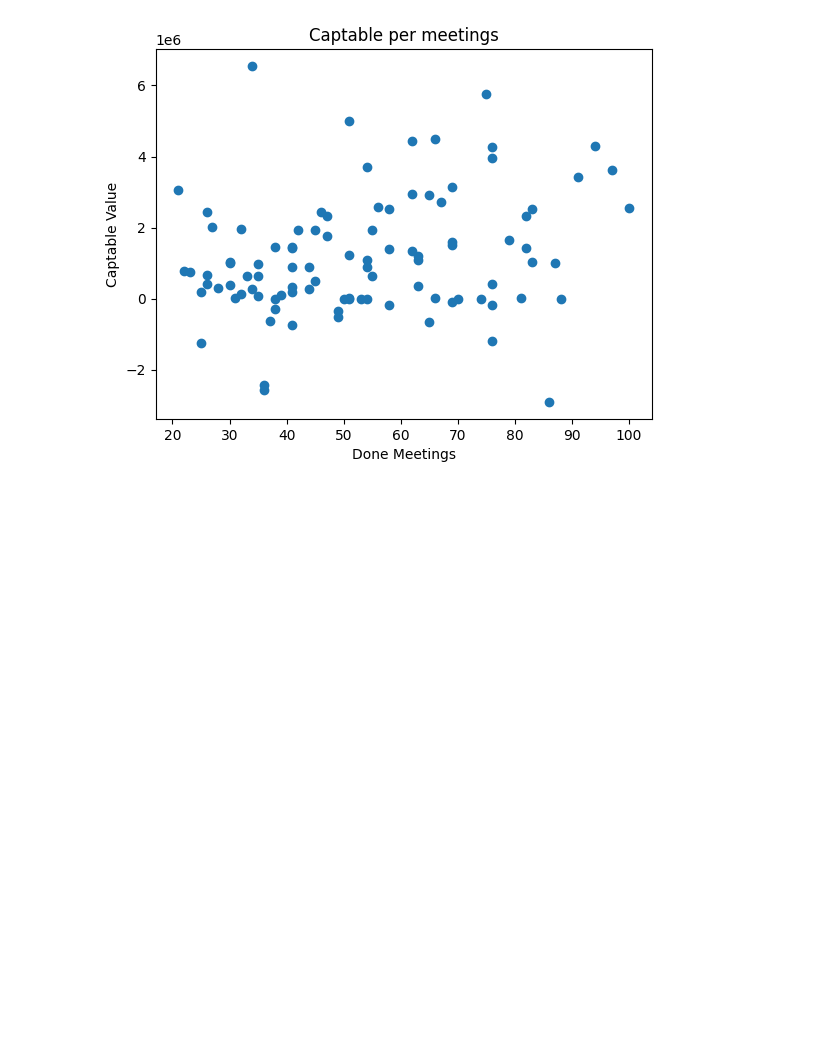
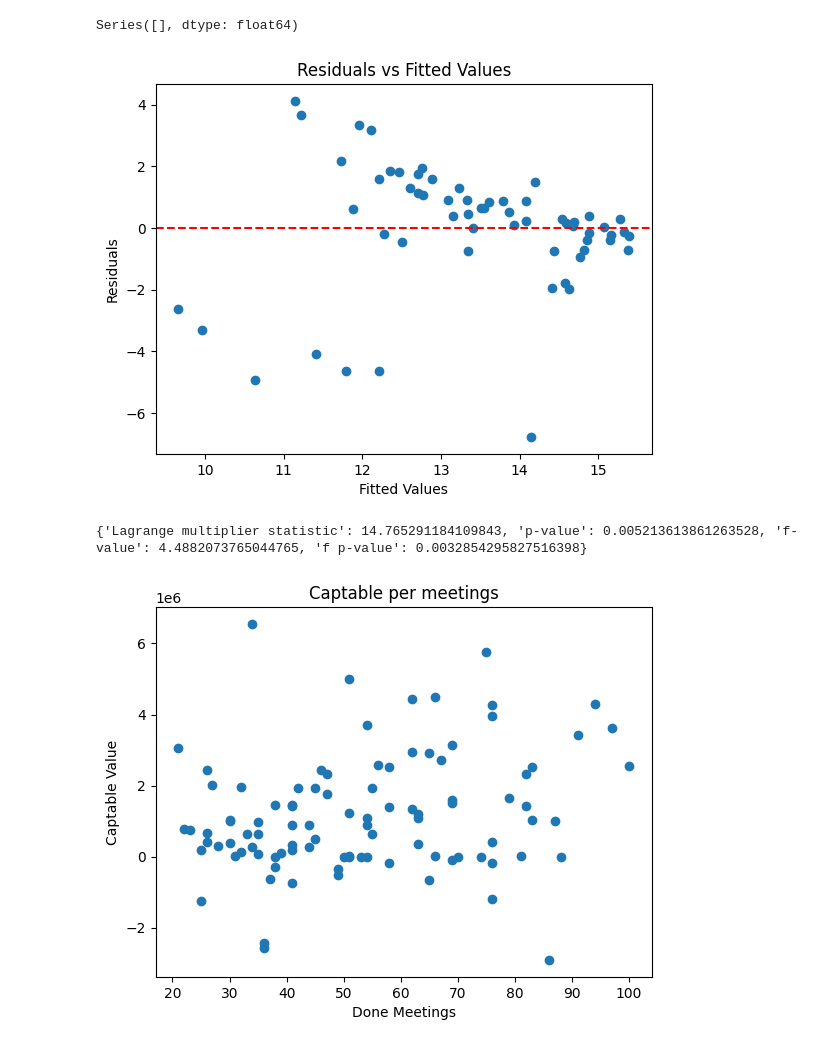
Before and after one commit to shulio-b/econometrics-1, a Jupyter notebook: test_simulation.ipynb, the cells around one changed output. Cells and saved outputs as stored; diff of their text form; code cells hidden in the pictures; blank space fills up the shorter version.

```diff
--- a/test_simulation.ipynb
+++ b/test_simulation.ipynb
@@ -51 +73,30 @@ Notes:
 strong multicollinearity or other numerical problems.
+# %%
+# Create log-transformed columns for all variables with a small constant added
+small_constant = 1e-6
+log_vars = y_subset + x_subset
+for var in log_vars:
+    df[f'log_{var}'] = np.log(df[var] + small_constant)
+
+# Define the log-transformed dependent variable and the independent variables
+log_y_subset = [f'log_{var}' for var in y_subset]
+log_x_subset = [f'log_{var}' for var in x_subset]
+
+# Create a list of all columns to check for NaNs
+log_subset_check = log_y_subset + log_x_subset
+
+# Drop rows where any of the specified columns have NaN values
+df_filtered = df.dropna(subset=log_subset_check)
+
+# Redefine y and X with the log-transformed columns
+y_filtered = df_filtered[log_y_subset]
+X_filtered = df_filtered[log_x_subset]
+
+# Add a constant to the predictors for the intercept
+X_filtered = sm.add_constant(X_filtered)
+
+# Fit the linear regression model
+model = sm.OLS(y_filtered, X_filtered).fit()
+
+# Display a summary of the regression results
+print(model.summary())
@@ -52,3 +121,48 @@ strong multicollinearity or other numerical problems.
+# %%
+import numpy as np
+
+#Print X subset correlation
+correlation_matrix = df[x_subset].corr()
+
+# Create a mask to select the upper triangle of the correlation matrix
+mask = (correlation_matrix.where(~np.tril(np.ones(correlation_matrix.shape)).astype(bool))).stack()
+
+# Filter correlations greater than 0.80
+high_correlations = mask[mask > 0.80]
+
+high_correlations
+# %% [output]
+Series([], dtype: float64)
+# %%
+import statsmodels.api as sm
+import matplotlib.pyplot as plt
+
+# Assuming you have a fitted model named `model`
+residuals = model.resid
+fitted = model.fittedvalues
+
+plt.scatter(fitted, residuals)
+plt.xlabel('Fitted Values')
+plt.ylabel('Residuals')
+plt.title('Residuals vs Fitted Values')
+plt.axhline(0, color='red', linestyle='--')
+plt.show()
+# %% [output]
+[figure, added]
+# %%
+from statsmodels.stats.diagnostic import het_breuschpagan
+from statsmodels.stats.diagnostic import het_white
+
+# Perform the Breusch-Pagan test
+bp_test = het_breuschpagan(model.resid, model.model.exog)
+
+# bp_test returns (Lagrange multiplier statistic, p-value, f-value, f p-value)
+labels = ['Lagrange multiplier statistic', 'p-value', 'f-value', 'f p-value']
+bp_results = dict(zip(labels, bp_test))
+
+print(bp_results)
+# %% [output]
+{'Lagrange multiplier statistic': 14.765291184109843, 'p-value': 0.005213613861263528, 'f-value': 4.4882073765044765, 'f p-value': 0.0032854295827516398}
 # %%
 import pandas as pd
 import matplotlib.pyplot as plt
```
Also changed, not shown: parts of 4 cells of this notebook, 1 other file.
